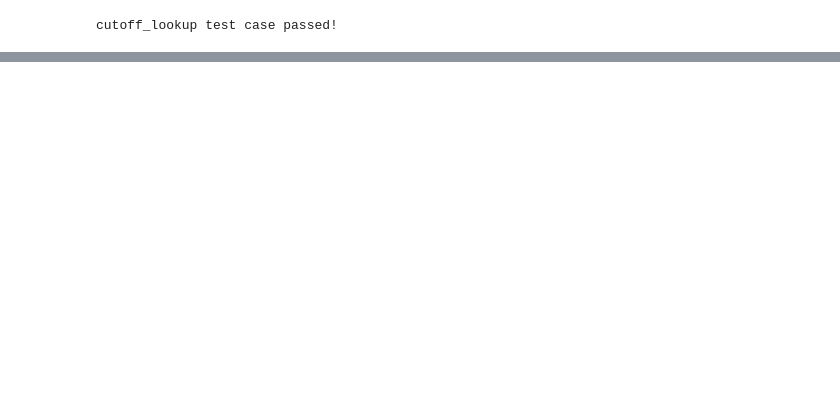
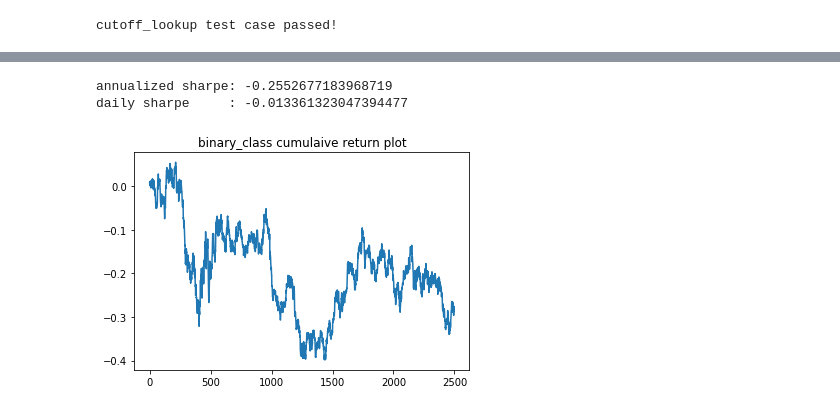
Before and after one commit to 21han/two_sigma_news_sentiments, a Jupyter notebook: test_factors.ipynb, the cells around one changed output, grey strips where cells are left out. Cells and saved outputs as stored; diff of their text form; code cells hidden in the pictures; blank space fills up the shorter version.

```diff
--- a/test_factors.ipynb
+++ b/test_factors.ipynb
@@ -205,0 +288,6 @@ for i in list(df.sector.unique()):
+# %%
+sentiment_ls = []
+for i in examine_ls:
+    if 'sentiment' in i:
+        sentiment_ls.append(i)
+print(sentiment_ls)
@@ -205,0 +427,26 @@ for i in list(df.sector.unique()):
+# %%
+tmp['random_y'] = [random.choice([1, -1]) for i in range(len(tmp))]
+# %%
+def binary_class_eva(day_df):
+    short_porfolio = day_df[(day_df.random_y == -1)]
+    long_porfolio  = day_df[(day_df.random_y == 1)]
+    return (long_porfolio.returnsOpenNextMktres10).mean() - (short_porfolio.returnsOpenNextMktres10).mean()
+
+def run_multi_eva(df, type_eva = 'multi_class'):
+    tmp_ret = None
+    if type_eva == "multi_class":
+        tmp_ret = tmp.groupby("datetime").apply(lambda x: multi_class_eva(x))
+    if type_eva == "binary_class":
+        tmp_ret = tmp.groupby("datetime").apply(lambda x: binary_class_eva(x))
+    plt.figure()
+    plt.plot(list(tmp_ret.cumsum()))
+    plt.title(type_eva + ' cumulaive return plot')
+    print("annualized sharpe:", (tmp_ret.mean() / tmp_ret.std()) * np.sqrt(365))
+    print("daily sharpe     :", (tmp_ret.mean() / tmp_ret.std()))
+    plt.show()
+
+run_multi_eva(df, type_eva = "binary_class")
+# %% [output]
+annualized sharpe: -0.2552677183968719
+daily sharpe     : -0.013361323047394477
+[figure, added]
```
Also changed, not shown: parts of 21 cells of this notebook.
